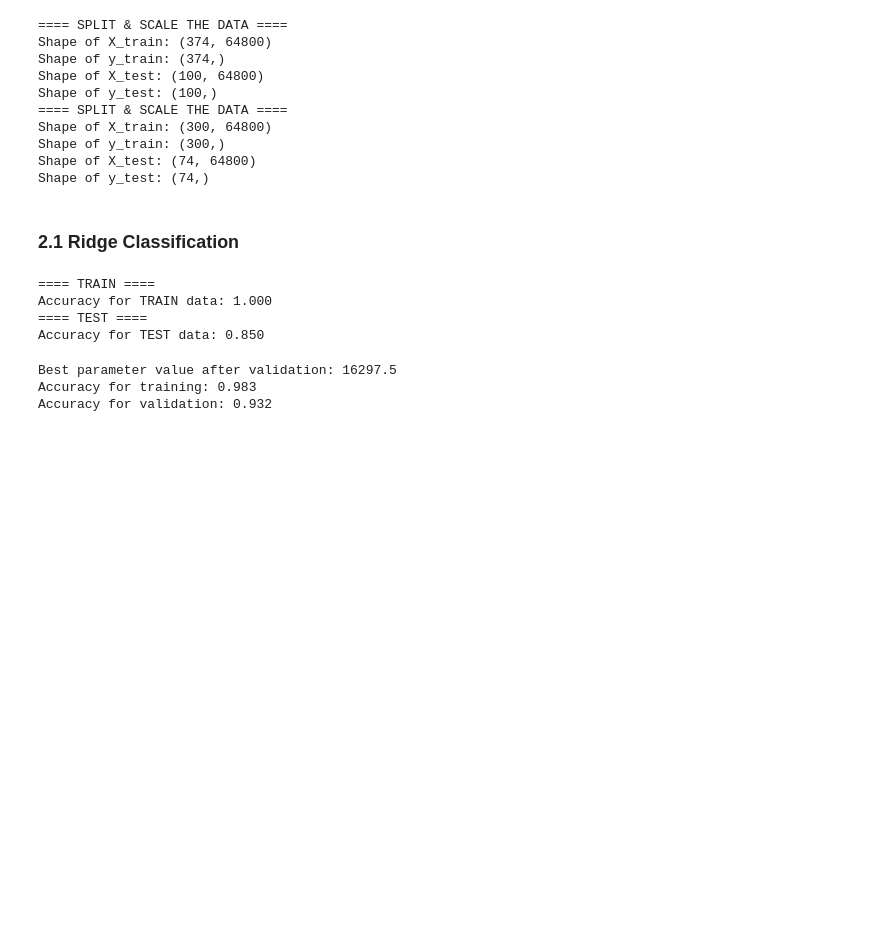
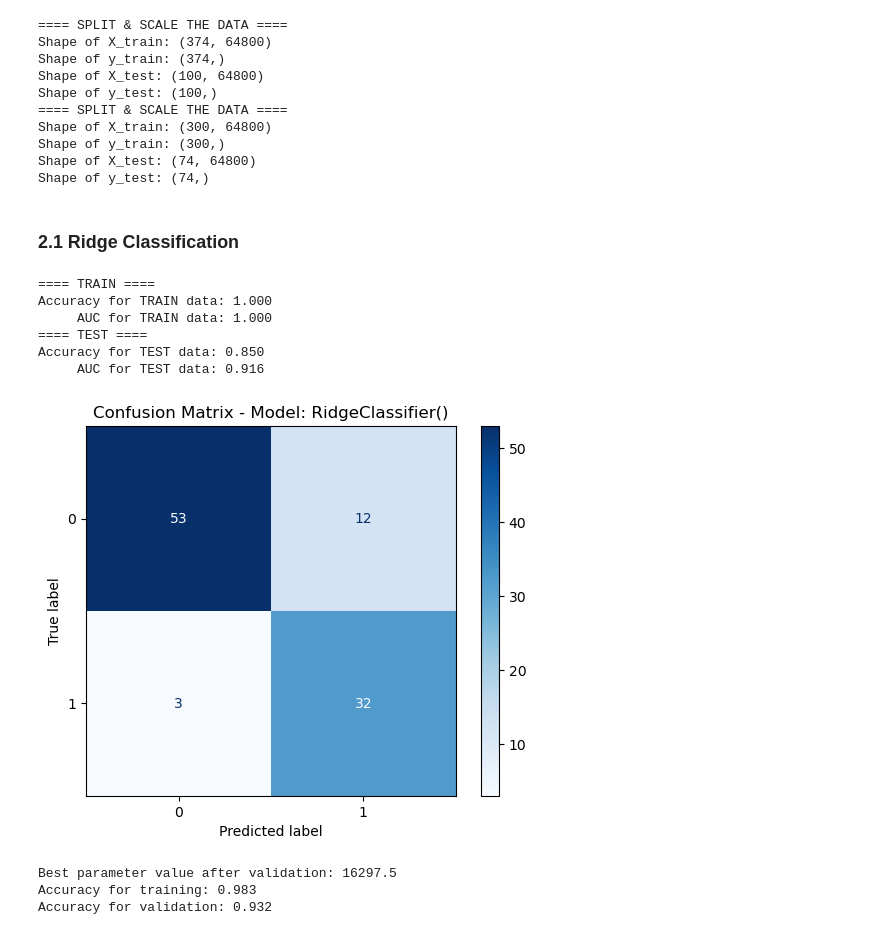
Before and after one commit to odd2022/El-Nino, a Jupyter notebook: 1_month_prediction.ipynb, the cells around one changed output. Cells and saved outputs as stored; diff of their text form; code cells hidden in the pictures; blank space fills up the shorter version.

```diff
--- a/1_month_prediction.ipynb
+++ b/1_month_prediction.ipynb
@@ -246,17 +183,18 @@ Shape of y_test: (74,)
 # %%
 # Define and evaluate the Ridge classifier on the original training and test data
 ridge = RidgeClassifier(alpha = 1.0)  # Default hyperparameter
-ridge.fit(X_train, y_train)
 
-print("==== TRAIN ====")
-print(f"Accuracy for TRAIN data: {ridge.score(X_train, y_train):.3f}")
-print("==== TEST ====")
-print(f"Accuracy for TEST data: {ridge.score(X_test, y_test):.3f}")
+# Test the model
+accuracy_score_test_ridge, roc_auc_score_test_ridge = useful_functions.test_model(ridge, X_train,
+                                                                              X_test, y_train, y_test)
 # %% [output]
 ==== TRAIN ====
 Accuracy for TRAIN data: 1.000
+     AUC for TRAIN data: 1.000
 ==== TEST ====
 Accuracy for TEST data: 0.850
+     AUC for TEST data: 0.916
+[figure, added]
 # %%
 best_lambda, max_accuracy_validation_Ridge, train_accuracy_Ridge, lambda_values, coefficients, accuracy_train_cv_list, accuracy_valid_list = useful_functions.validation(X_train_cv,
                                                                                            y_train_cv,
```
Also changed, not shown: parts of 9 cells of this notebook, 1 other file.
